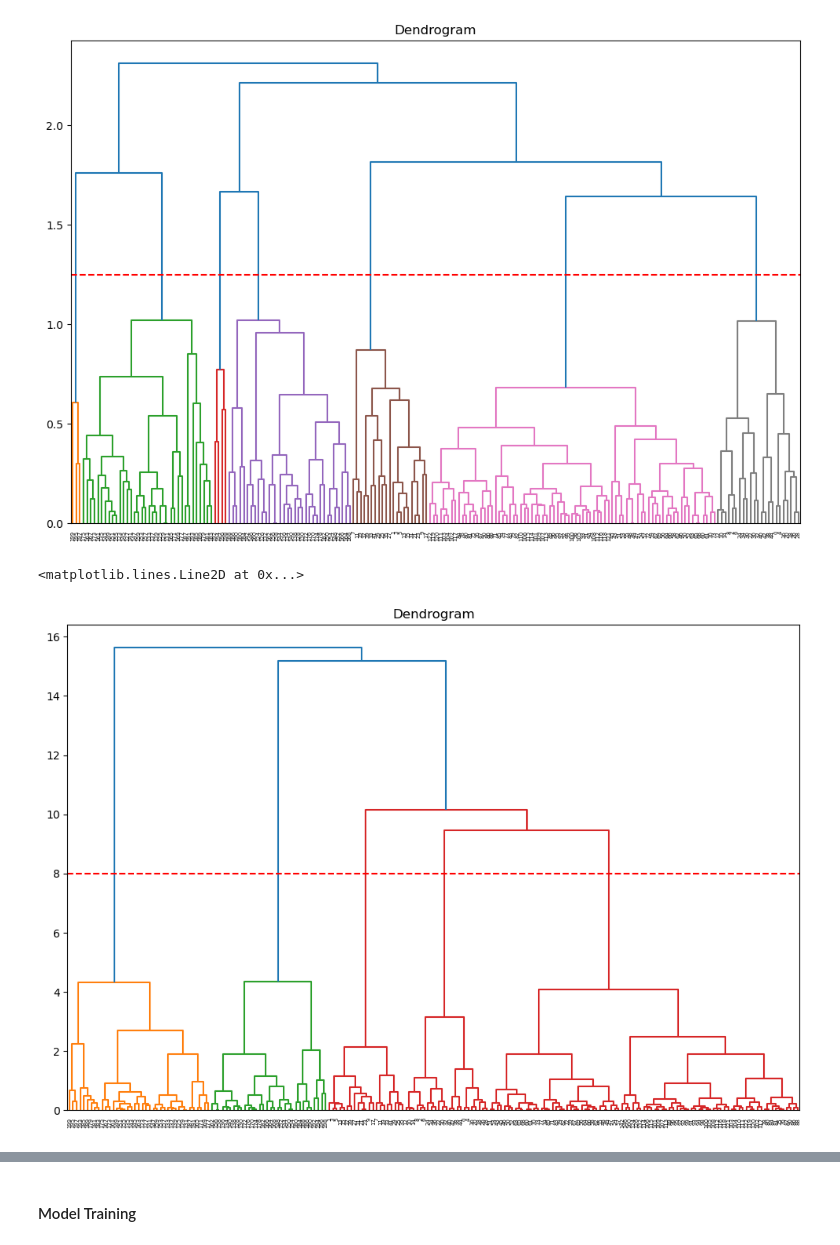
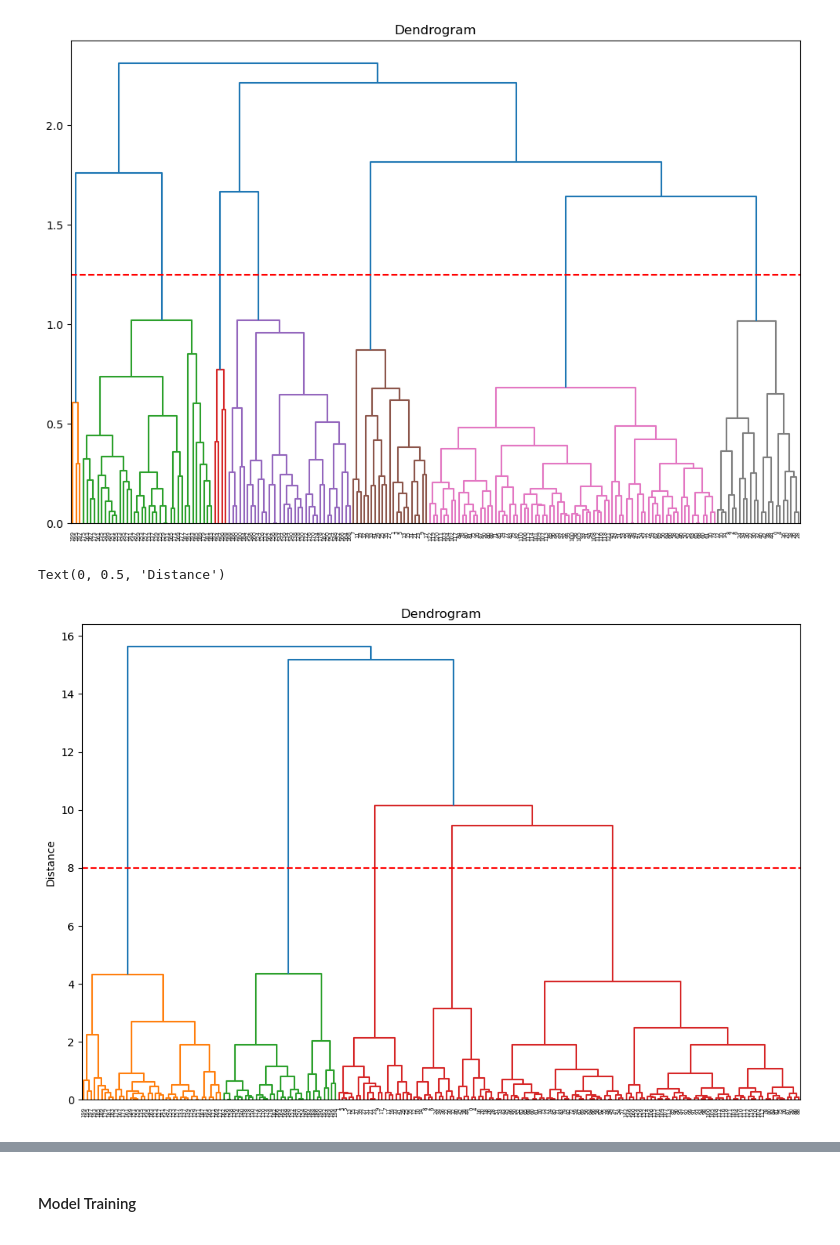
Before and after one commit to DysthymiaDemon/ICT2507C-Unsupervised-Learning, a Jupyter notebook: Hierarchical_ex1.ipynb, the cells around one changed output, grey strips where cells are left out. Saved outputs shown, nothing was run; the diff lists cells and outputs as text; code cells hidden in the pictures.

```diff
--- a/Hierarchical_ex1.ipynb
+++ b/Hierarchical_ex1.ipynb
@@ -148,9 +148,10 @@ plt.axhline(y=1.25, color='r', linestyle="--")
 # %%
 plt.figure(figsize=(12,8))
 plt.title("Dendrogram")
 dend = dendrogram(linkage(scaled_df, method="ward"))
 # 5 clusters looks like a good number
 plt.axhline(y=8, color='r', linestyle="--")
+plt.ylabel("Distance")
 # %% [output]
-<matplotlib.lines.Line2D at 0x...>
+Text(0, 0.5, 'Distance')
-[figure, old version]
+[figure, new version]
```
Also changed, not shown: parts of 4 cells of this notebook, 2 other files.
